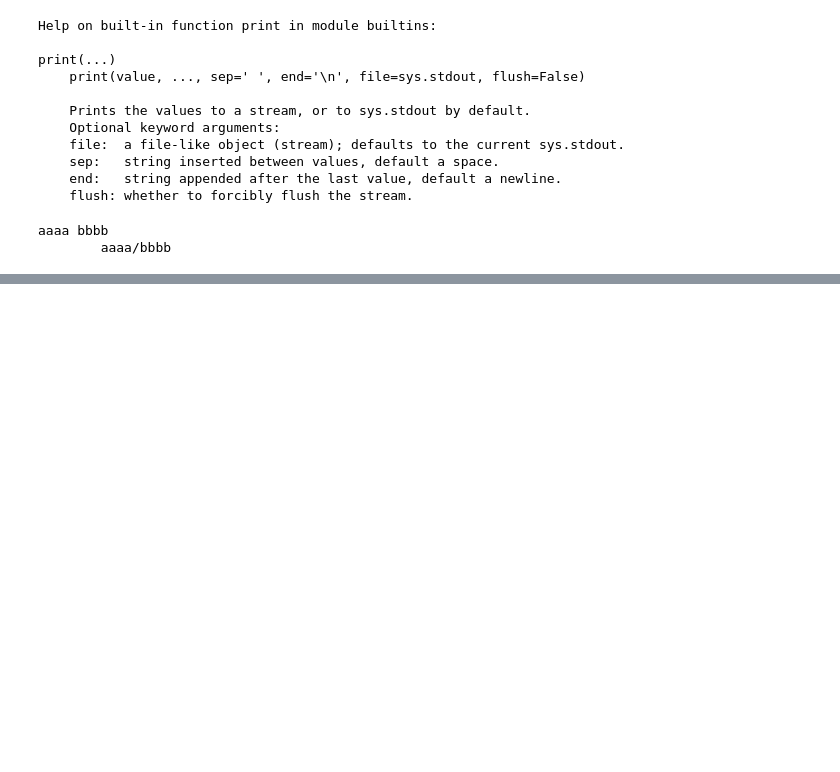
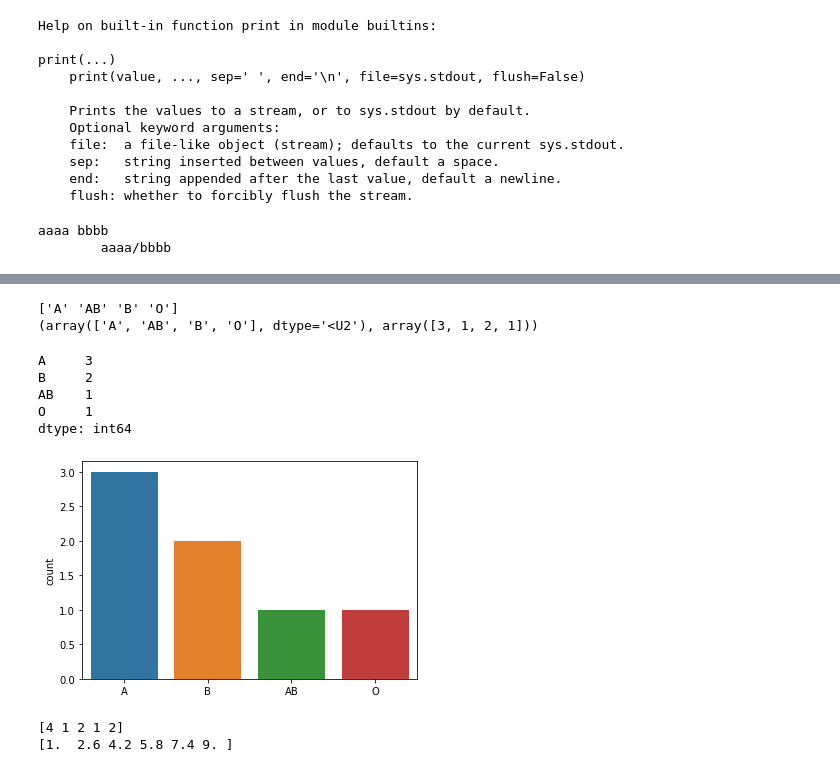
Before and after one commit to toughC/Python_Machine_Learning, a Jupyter notebook: 08_AnalysisConceptAndData.ipynb, the cells around one changed output, grey strips where cells are left out. Cells and saved outputs as stored; diff of their text form; code cells hidden in the pictures; blank space fills up the shorter version.

```diff
--- a/08_AnalysisConceptAndData.ipynb
+++ b/08_AnalysisConceptAndData.ipynb
@@ -34,0 +79,40 @@ print(pdata(aa))
+# %%
+blood = ['A', 'A', 'A', 'B', 'B', 'AB', 'O']
+
+import numpy as np
+print(np.unique(blood))
+print(np.unique(blood, return_counts=True))
+# %% [output]
+['A' 'AB' 'B' 'O']
+(array(['A', 'AB', 'B', 'O'], dtype='<U2'), array([3, 1, 2, 1]))
+# %%
+import pandas as pd
+pd.Series(blood).value_counts()
+# %% [output]
+A     3
+B     2
+AB    1
+O     1
+dtype: int64
+# %%
+import matplotlib.pyplot as plt
+import seaborn as sns
+
+sns.countplot(blood)
+plt.show()
+# %% [output]
+[figure, added]
+# %%
+# 연속 변수: 데이터 범위(구간) 정의
+x = [1, 1, 1, 2, 3, 5, 5, 7, 8, 9]
+
+hist, edges = np.histogram(x, 5)
+
+# 구간별 빈도수
+print(hist)
+
+# 구간 경계
+print(edges)
+# %% [output]
+[4 1 2 1 2]
+[1.  2.6 4.2 5.8 7.4 9. ]
```
Also changed, not shown: parts of 16 cells of this notebook.
